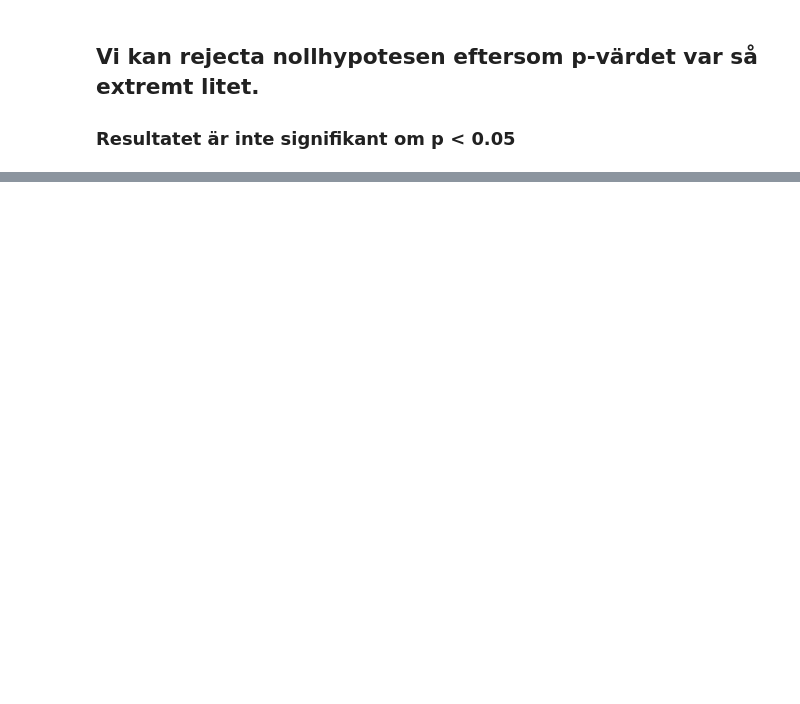
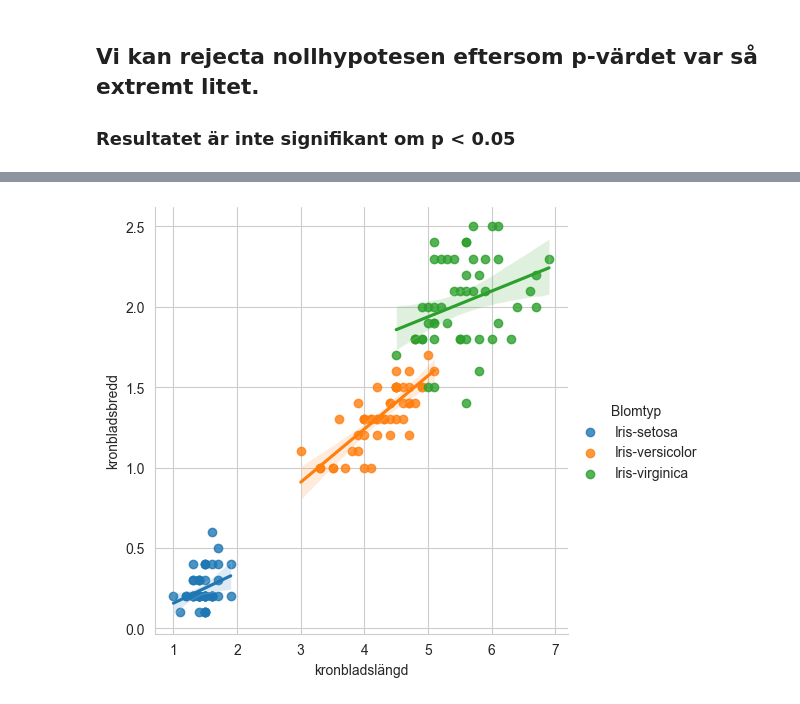
Before and after one commit to JoelOscarsson/Statistics, a Jupyter notebook: Projekt.ipynb, the cells around one changed output, grey strips where cells are left out. Saved outputs shown, nothing was run; the diff lists cells and outputs as text; code cells hidden in the pictures; blank space fills up the shorter version.

```diff
--- a/Projekt.ipynb
+++ b/Projekt.ipynb
@@ -398,0 +435,4 @@ df[df["Blomtyp"] == "Iris-setosa"]["Foderbladsbredd"].mean()
+# %%
+sns.lmplot(data=df, y='kronbladsbredd', x='kronbladslängd', hue='Blomtyp');
+# %% [output]
+[figure, added]
```
Also changed, not shown: parts of 29 cells of this notebook, 2 other files.
